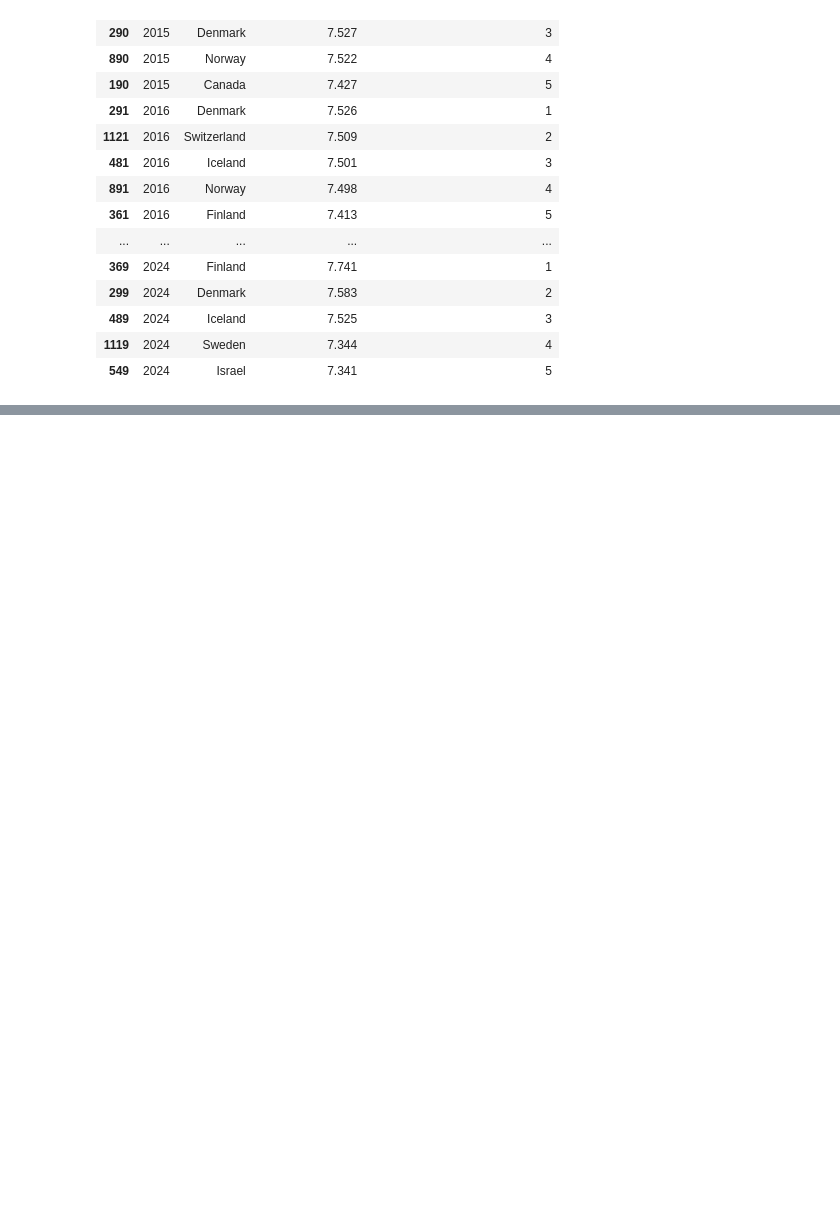
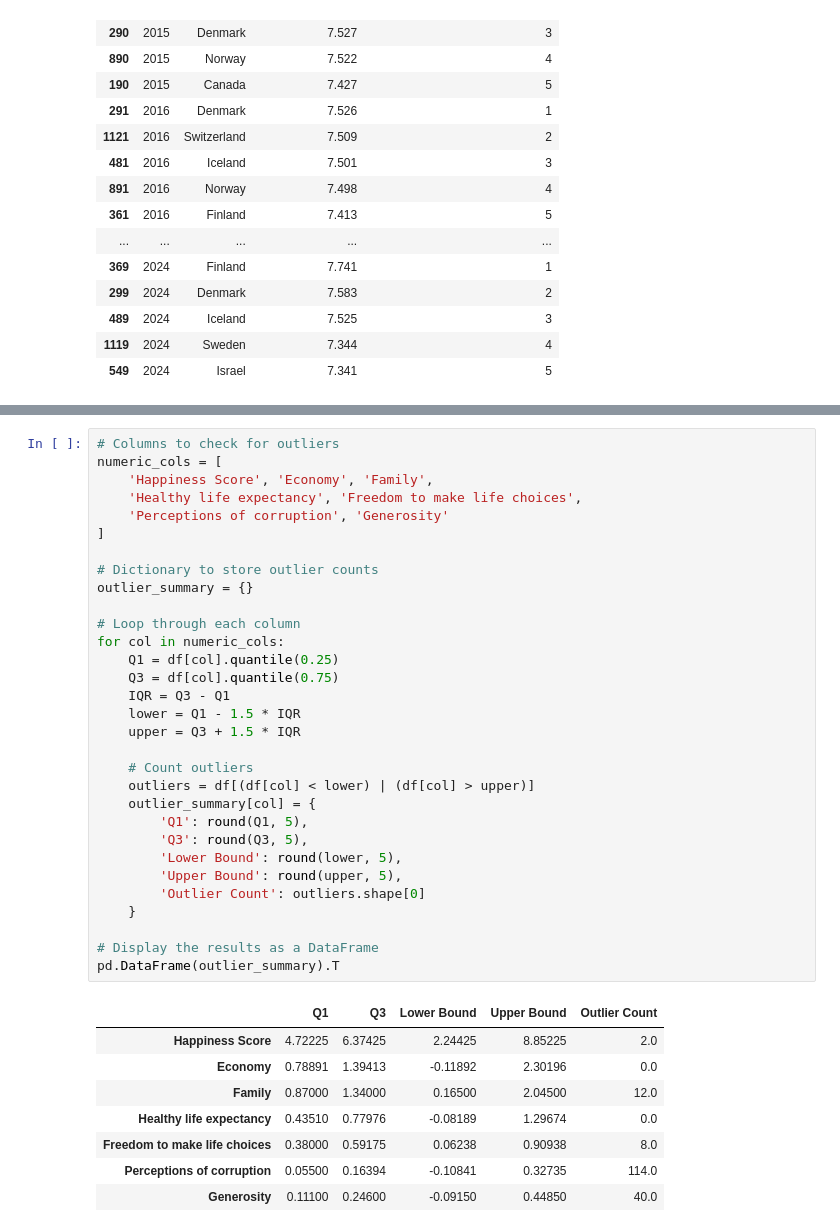
Before and after one commit to angeljayakumar/world-happiness-analytics, a Jupyter notebook: jupyter_notebooks/02_descriptive_analysis.ipynb, the cells around one changed output, grey strips where cells are left out. Drawn from its saved outputs; the diff is of its cells as text; blank space fills up the shorter version.

Commit message:
Detect outliers in numerical features using IQR method and summarize counts

```diff
--- a/jupyter_notebooks/02_descriptive_analysis.ipynb
+++ b/jupyter_notebooks/02_descriptive_analysis.ipynb
@@ -443,0 +456,40 @@ top_5_per_year[['Year', 'Country', 'Happiness Score', 'Happiness Rank (Cleaned D
+# %%
+# Columns to check for outliers
+numeric_cols = [
+    'Happiness Score', 'Economy', 'Family',
+    'Healthy life expectancy', 'Freedom to make life choices',
+    'Perceptions of corruption', 'Generosity'
+]
+
+# Dictionary to store outlier counts
+outlier_summary = {}
+
+# Loop through each column
+for col in numeric_cols:
+    Q1 = df[col].quantile(0.25)
+    Q3 = df[col].quantile(0.75)
+    IQR = Q3 - Q1
+    lower = Q1 - 1.5 * IQR
+    upper = Q3 + 1.5 * IQR
+
+    # Count outliers
+    outliers = df[(df[col] < lower) | (df[col] > upper)]
+    outlier_summary[col] = {
+        'Q1': round(Q1, 5),
+        'Q3': round(Q3, 5),
+        'Lower Bound': round(lower, 5),
+        'Upper Bound': round(upper, 5),
+        'Outlier Count': outliers.shape[0]
+    }
+
+# Display the results as a DataFrame
+pd.DataFrame(outlier_summary).T
+# %% [output]
+|  | Q1 | Q3 | Lower Bound | Upper Bound | Outlier Count |
+| Happiness Score | 4.72225 | 6.37425 | 2.24425 | 8.85225 | 2.0 |
+| Economy | 0.78891 | 1.39413 | -0.11892 | 2.30196 | 0.0 |
+| Family | 0.87000 | 1.34000 | 0.16500 | 2.04500 | 12.0 |
+| Healthy life expectancy | 0.43510 | 0.77976 | -0.08189 | 1.29674 | 0.0 |
+| Freedom to make life choices | 0.38000 | 0.59175 | 0.06238 | 0.90938 | 8.0 |
+| Perceptions of corruption | 0.05500 | 0.16394 | -0.10841 | 0.32735 | 114.0 |
+| Generosity | 0.11100 | 0.24600 | -0.09150 | 0.44850 | 40.0 |
```
Also changed, not shown: parts of 2 cells of this notebook.
